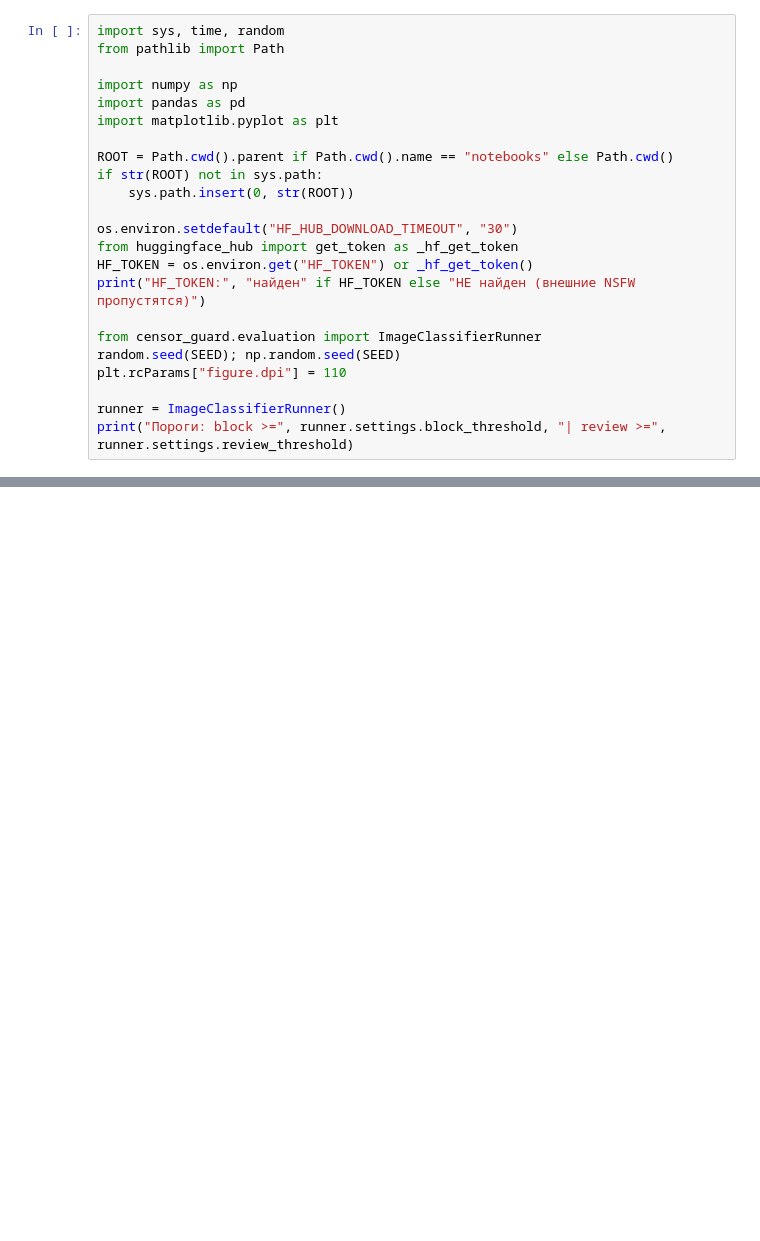
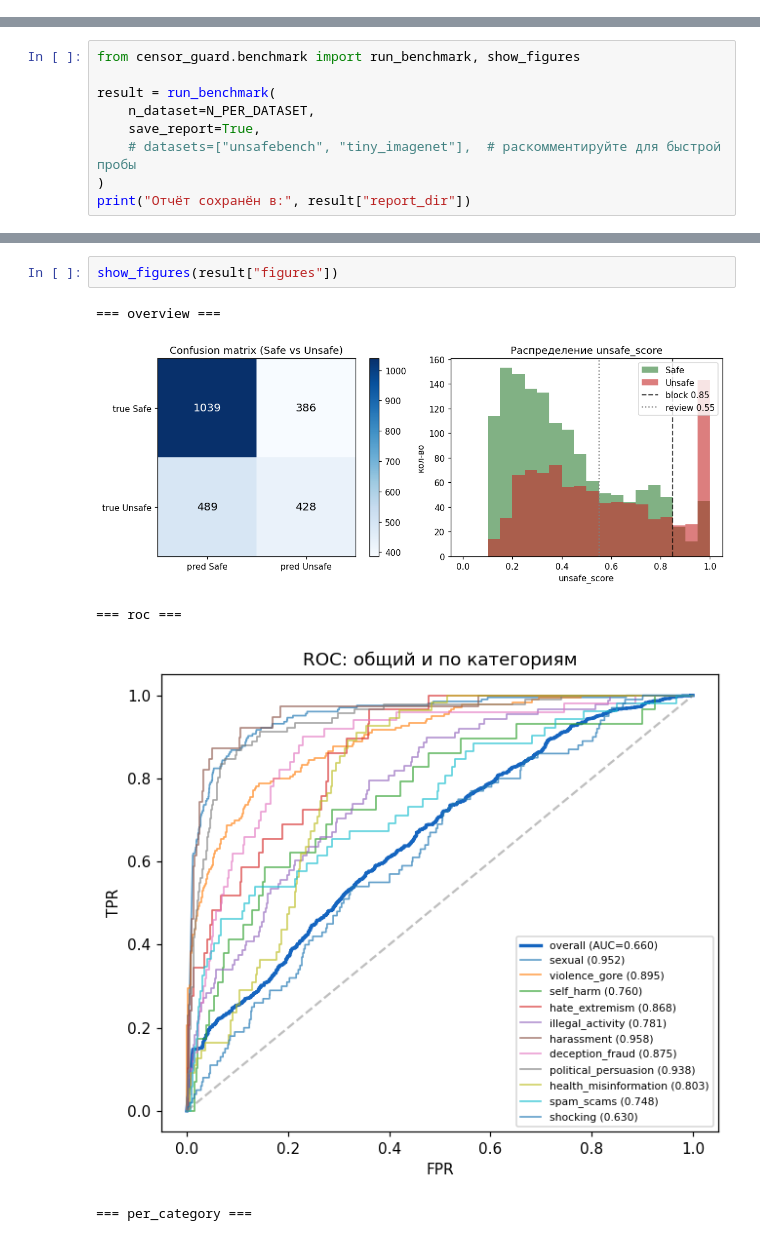
Before and after one commit to oversanya/img-censorship-module, a Jupyter notebook: notebooks/metrics_benchmark.ipynb, the cells around one changed output, grey strips where cells are left out. Drawn from its saved outputs; the diff is of its cells as text; blank space fills up the shorter version.

Commit message:
Add automatic benchmarking via multiple datasets. Including metrics notebook

```diff
--- a/notebooks/metrics_benchmark.ipynb
+++ b/notebooks/metrics_benchmark.ipynb
@@ -27,23 +0,0 @@ N_PER_DATASET = 100
-# %%
-import sys, time, random
-from pathlib import Path
-
-import numpy as np
-import pandas as pd
-import matplotlib.pyplot as plt
-
-ROOT = Path.cwd().parent if Path.cwd().name == "notebooks" else Path.cwd()
-if str(ROOT) not in sys.path:
-    sys.path.insert(0, str(ROOT))
-
-os.environ.setdefault("HF_HUB_DOWNLOAD_TIMEOUT", "30")
-from huggingface_hub import get_token as _hf_get_token
-HF_TOKEN = os.environ.get("HF_TOKEN") or _hf_get_token()
-print("HF_TOKEN:", "найден" if HF_TOKEN else "НЕ найден (внешние NSFW пропустятся)")
-
-from censor_guard.evaluation import ImageClassifierRunner
-random.seed(SEED); np.random.seed(SEED)
-plt.rcParams["figure.dpi"] = 110
-
-runner = ImageClassifierRunner()
-print("Пороги: block >=", runner.settings.block_threshold, "| review >=", runner.settings.review_threshold)
@@ -267,0 +41,9 @@ plt.tight_layout(); plt.show()
+# %%
+from censor_guard.benchmark import run_benchmark, show_figures
+
+result = run_benchmark(
+    n_dataset=N_PER_DATASET,
+    save_report=True,
+    # datasets=["unsafebench", "tiny_imagenet"],  # раскомментируйте для быстрой пробы
+)
+print("Отчёт сохранён в:", result["report_dir"])
@@ -267,0 +72,8 @@ plt.tight_layout(); plt.show()
+# %%
+show_figures(result["figures"])
+# %% [output]
+=== overview ===
+[figure, added]
+=== roc ===
+[figure, added]
+=== per_category ===
```
Also changed, not shown: parts of 26 cells of this notebook, 11 other files.
